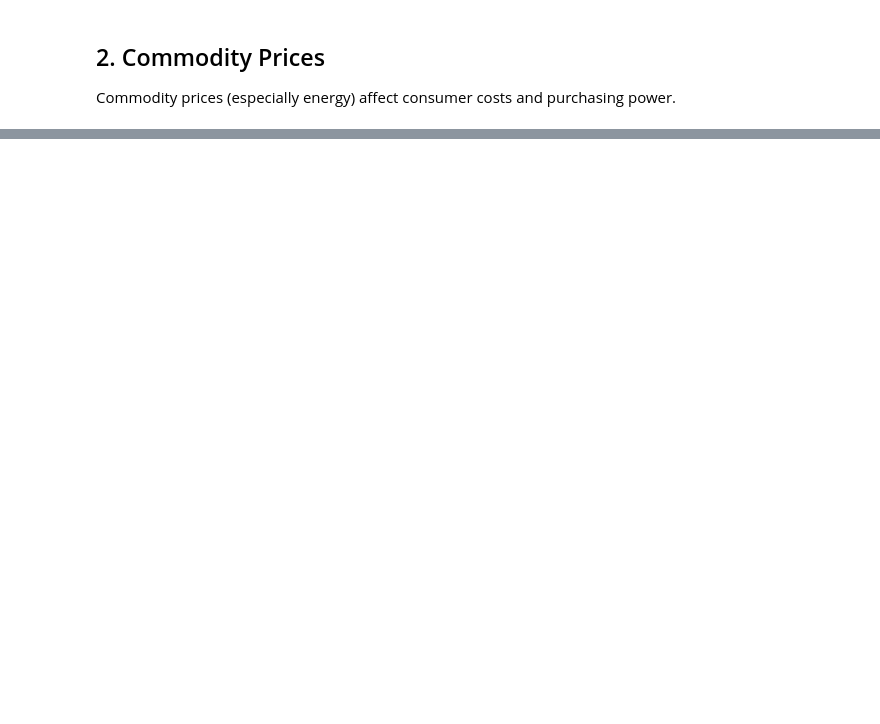
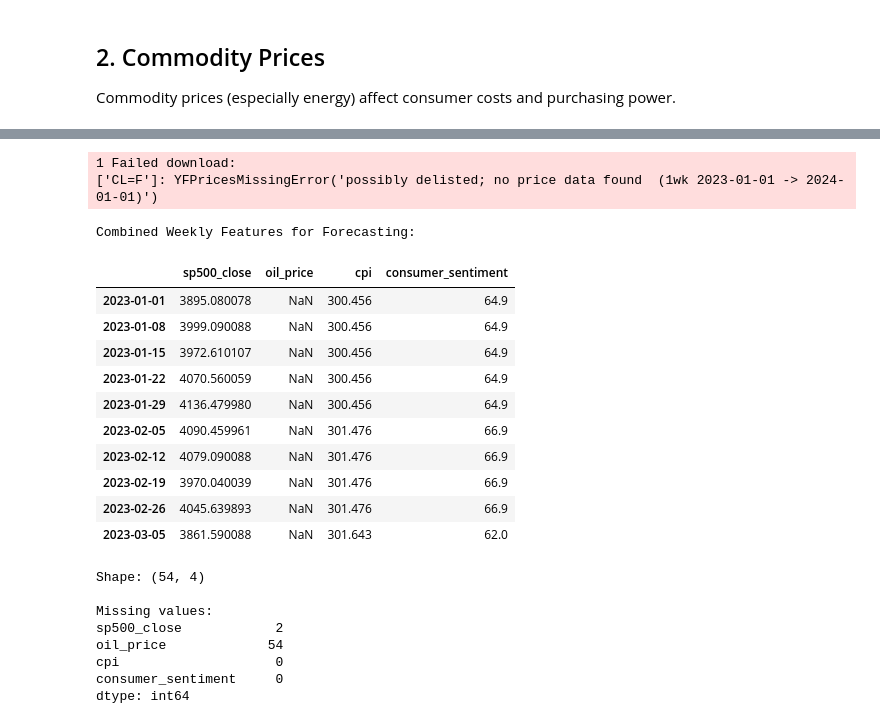
Before and after one commit to azk1r1n/finance_metrics, a Jupyter notebook: src/notebooks/demo.ipynb, the cells around one changed output, grey strips where cells are left out. Drawn from its saved outputs; the diff is of its cells as text; code cells hidden in the pictures; blank space fills up the shorter version.

Commit message:
Add FRED API metrics.

```diff
--- a/src/notebooks/demo.ipynb
+++ b/src/notebooks/demo.ipynb
@@ -108,0 +192,9 @@ For more information, see the README.md file.
+# %%
+# Initialize MacroIndicators (will load FRED_API_KEY from .env)
+macro = MacroIndicators()
+
+# Fetch unemployment rate
+unemployment = macro.get_unemployment_rate(start_date="2020-01-01", end_date="2024-01-01")
+print("Unemployment Rate:")
+display(unemployment.tail())
+print(f"\nCurrent Unemployment Rate: {unemployment.iloc[-1].values[0]:.2f}%")
@@ -108,0 +270,9 @@ For more information, see the README.md file.
+# %%
+# Initialize ConsumerMetrics
+consumer = ConsumerMetrics()
+
+# Fetch consumer sentiment
+sentiment = consumer.get_consumer_sentiment(start_date="2020-01-01", end_date="2024-01-01")
+print("Consumer Sentiment (University of Michigan):")
+display(sentiment.tail())
+print(f"\nLatest Consumer Sentiment: {sentiment.iloc[-1].values[0]:.2f}")
@@ -108,0 +341,50 @@ For more information, see the README.md file.
+# %%
+# Combine data from different sources and frequencies
+# Daily data: Market indices
+sp500_weekly = market.get_index("sp500", start_date="2023-01-01", end_date="2024-01-01", interval="1wk")
+oil_weekly = commodities.get_commodity("crude_oil_wti", start_date="2023-01-01", end_date="2024-01-01", interval="1wk")
+
+# Monthly data: Consumer metrics and macro indicators
+cpi_monthly = macro.get_cpi(start_date="2023-01-01", end_date="2024-01-01")
+sentiment_monthly = consumer.get_consumer_sentiment(start_date="2023-01-01", end_date="2024-01-01")
+
+# Forward-fill monthly data to weekly frequency
+cpi_weekly = cpi_monthly.resample('W').ffill()
+sentiment_weekly = sentiment_monthly.resample('W').ffill()
+
+# Combine all features
+combined_features = pd.DataFrame({
+    'sp500_close': sp500_weekly['Close'],
+    'oil_price': oil_weekly['Close'],
+    'cpi': cpi_weekly.iloc[:, 0],
+    'consumer_sentiment': sentiment_weekly.iloc[:, 0]
+})
+
+print("Combined Weekly Features for Forecasting:")
+display(combined_features.head(10))
+print(f"\nShape: {combined_features.shape}")
+print("\nMissing values:")
+print(combined_features.isna().sum())
+# %% [output]
+1 Failed download:
+['CL=F']: YFPricesMissingError('possibly delisted; no price data found  (1wk 2023-01-01 -> 2024-01-01)')
+Combined Weekly Features for Forecasting:
+|  | sp500_close | oil_price | cpi | consumer_sentiment |
+| 2023-01-01 | 3895.080078 | NaN | 300.456 | 64.9 |
+| 2023-01-08 | 3999.090088 | NaN | 300.456 | 64.9 |
+| 2023-01-15 | 3972.610107 | NaN | 300.456 | 64.9 |
+| 2023-01-22 | 4070.560059 | NaN | 300.456 | 64.9 |
+| 2023-01-29 | 4136.479980 | NaN | 300.456 | 64.9 |
+| 2023-02-05 | 4090.459961 | NaN | 301.476 | 66.9 |
+| 2023-02-12 | 4079.090088 | NaN | 301.476 | 66.9 |
+| 2023-02-19 | 3970.040039 | NaN | 301.476 | 66.9 |
+| 2023-02-26 | 4045.639893 | NaN | 301.476 | 66.9 |
+| 2023-03-05 | 3861.590088 | NaN | 301.643 | 62.0 |
+Shape: (54, 4)
+
+Missing values:
+sp500_close            2
+oil_price             54
+cpi                    0
+consumer_sentiment     0
+dtype: int64
```
Also changed, not shown: parts of 16 cells of this notebook, 7 other files.
